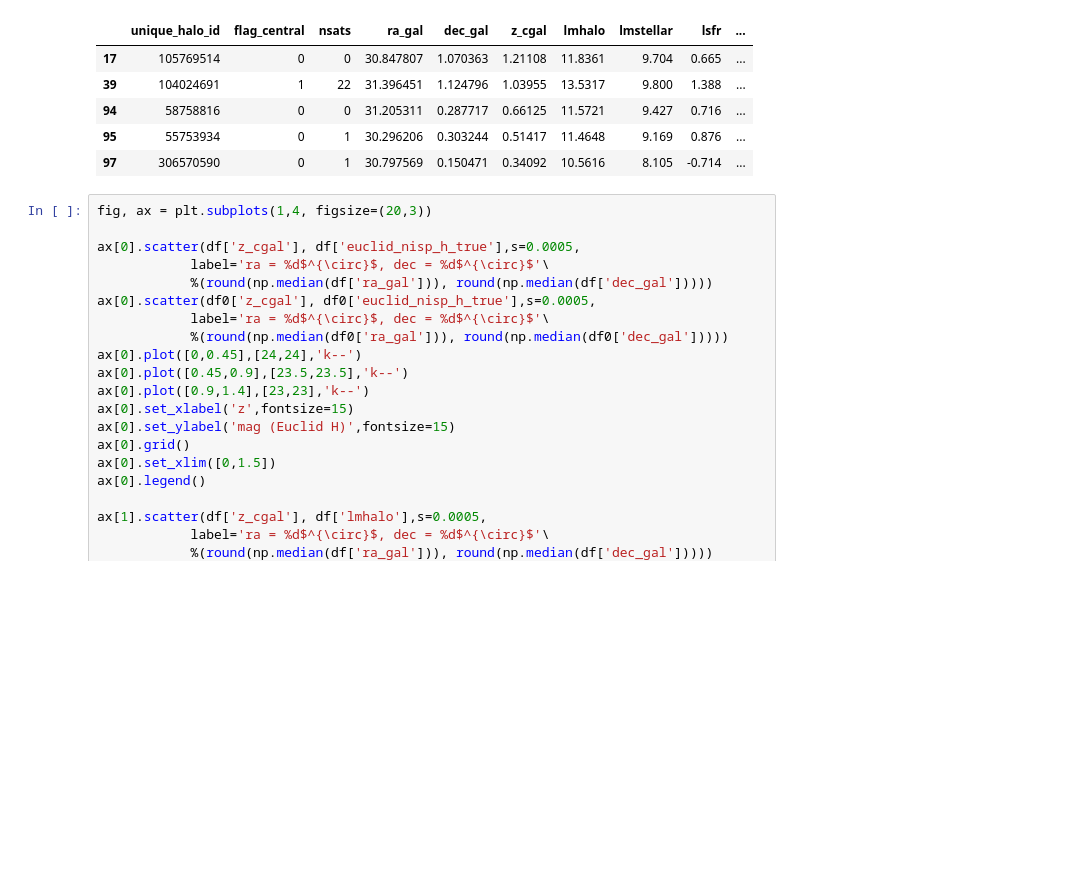
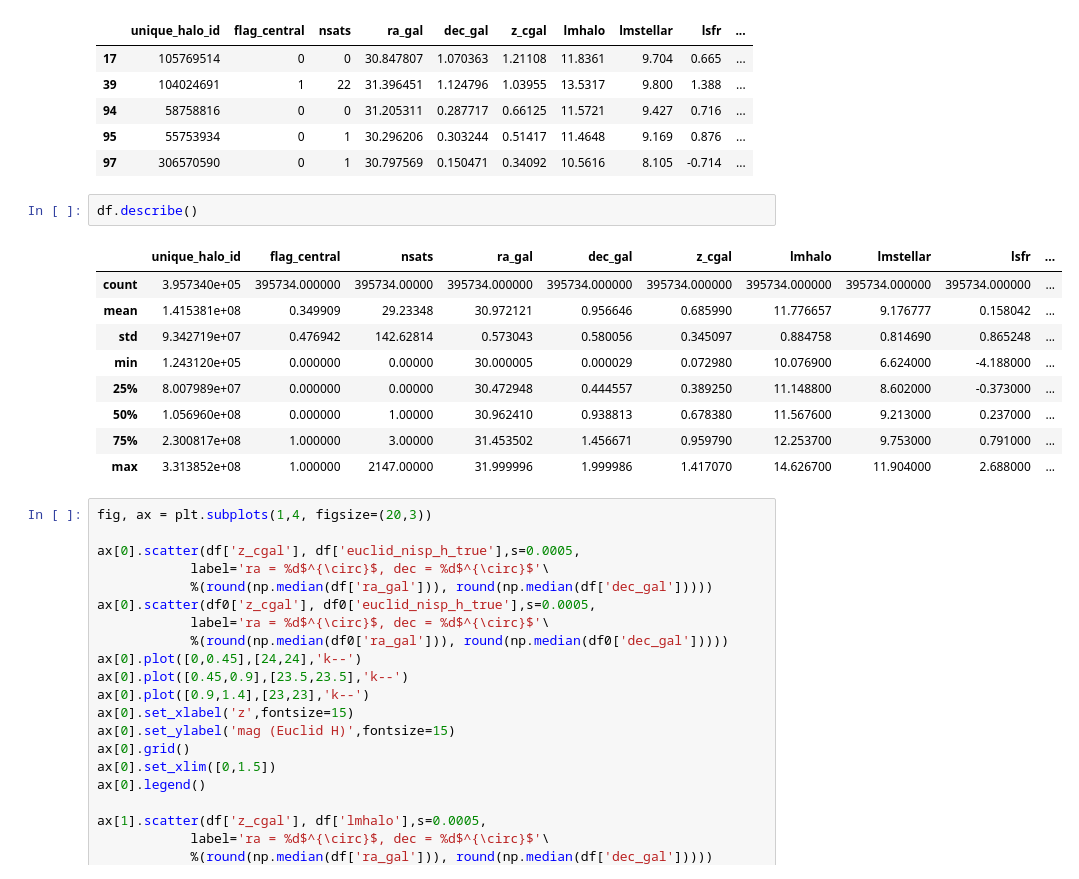
Before and after one commit to yuntingcheng/python_ciber, a Jupyter notebook: stack_modelfit/Untitled3.ipynb, the cells around one changed output. Saved outputs shown, nothing was run; the diff lists cells and outputs as text; blank space fills up the shorter version.

```diff
--- a/stack_modelfit/Untitled3.ipynb
+++ b/stack_modelfit/Untitled3.ipynb
@@ -19,6 +66,18 @@ MICECAT field 15, 30 < ra < 32, 0 < dec < 2
 | 94 | 58758816 | 0 | 0 | 31.205311 | 0.287717 | 0.66125 | 11.5721 | 9.427 | 0.716 | ... |
 | 95 | 55753934 | 0 | 1 | 30.296206 | 0.303244 | 0.51417 | 11.4648 | 9.169 | 0.876 | ... |
 | 97 | 306570590 | 0 | 1 | 30.797569 | 0.150471 | 0.34092 | 10.5616 | 8.105 | -0.714 | ... |
+# %%
+df.describe()
+# %% [output]
+|  | unique_halo_id | flag_central | nsats | ra_gal | dec_gal | z_cgal | lmhalo | lmstellar | lsfr | ... |
+| count | 3.957340e+05 | 395734.000000 | 395734.00000 | 395734.000000 | 395734.000000 | 395734.000000 | 395734.000000 | 395734.000000 | 395734.000000 | ... |
+| mean | 1.415381e+08 | 0.349909 | 29.23348 | 30.972121 | 0.956646 | 0.685990 | 11.776657 | 9.176777 | 0.158042 | ... |
+| std | 9.342719e+07 | 0.476942 | 142.62814 | 0.573043 | 0.580056 | 0.345097 | 0.884758 | 0.814690 | 0.865248 | ... |
+| min | 1.243120e+05 | 0.000000 | 0.00000 | 30.000005 | 0.000029 | 0.072980 | 10.076900 | 6.624000 | -4.188000 | ... |
+| 25% | 8.007989e+07 | 0.000000 | 0.00000 | 30.472948 | 0.444557 | 0.389250 | 11.148800 | 8.602000 | -0.373000 | ... |
+| 50% | 1.056960e+08 | 0.000000 | 1.00000 | 30.962410 | 0.938813 | 0.678380 | 11.567600 | 9.213000 | 0.237000 | ... |
+| 75% | 2.300817e+08 | 1.000000 | 3.00000 | 31.453502 | 1.456671 | 0.959790 | 12.253700 | 9.753000 | 0.791000 | ... |
+| max | 3.313852e+08 | 1.000000 | 2147.00000 | 31.999996 | 1.999986 | 1.417070 | 14.626700 | 11.904000 | 2.688000 | ... |
 # %%
 fig, ax = plt.subplots(1,4, figsize=(20,3))
 
```
Also changed, not shown: parts of 5 cells of this notebook.
